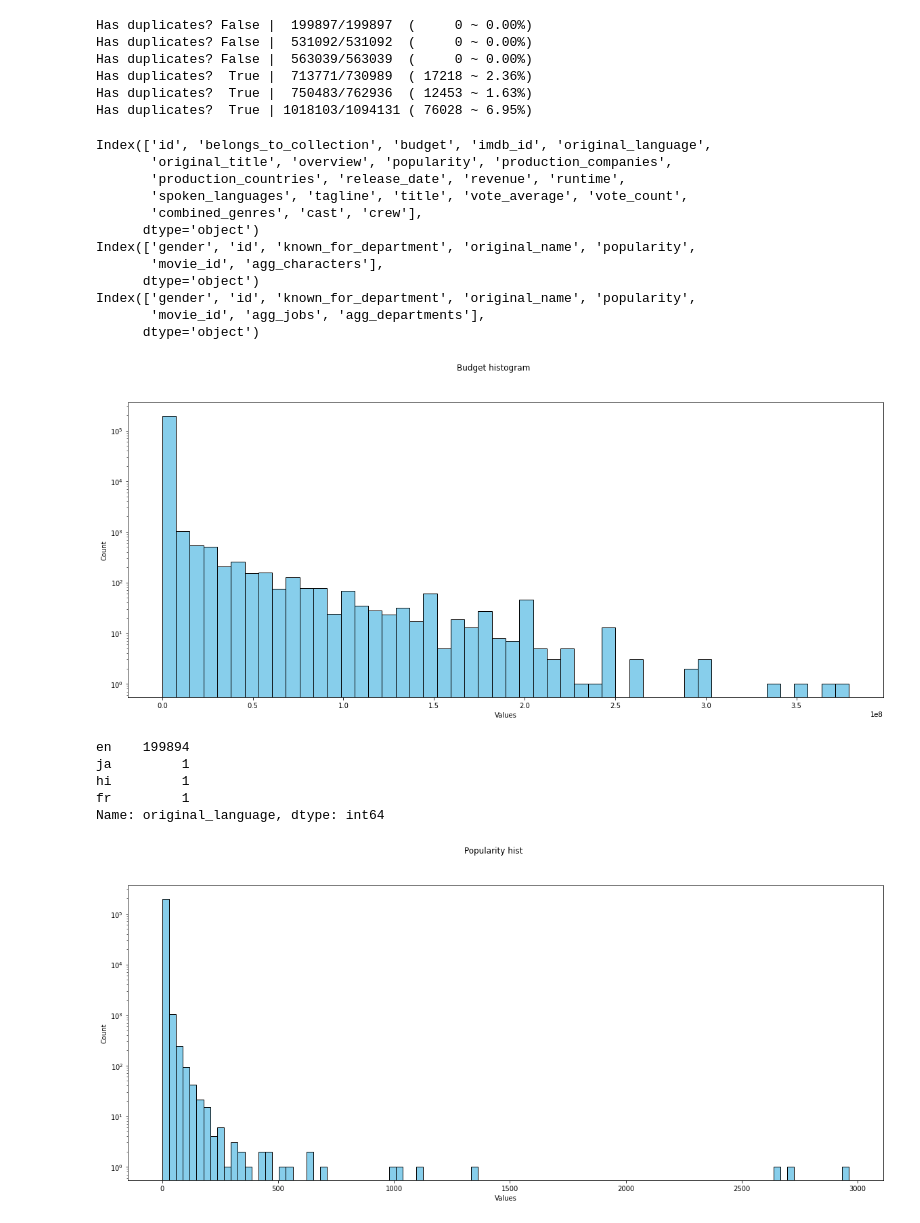
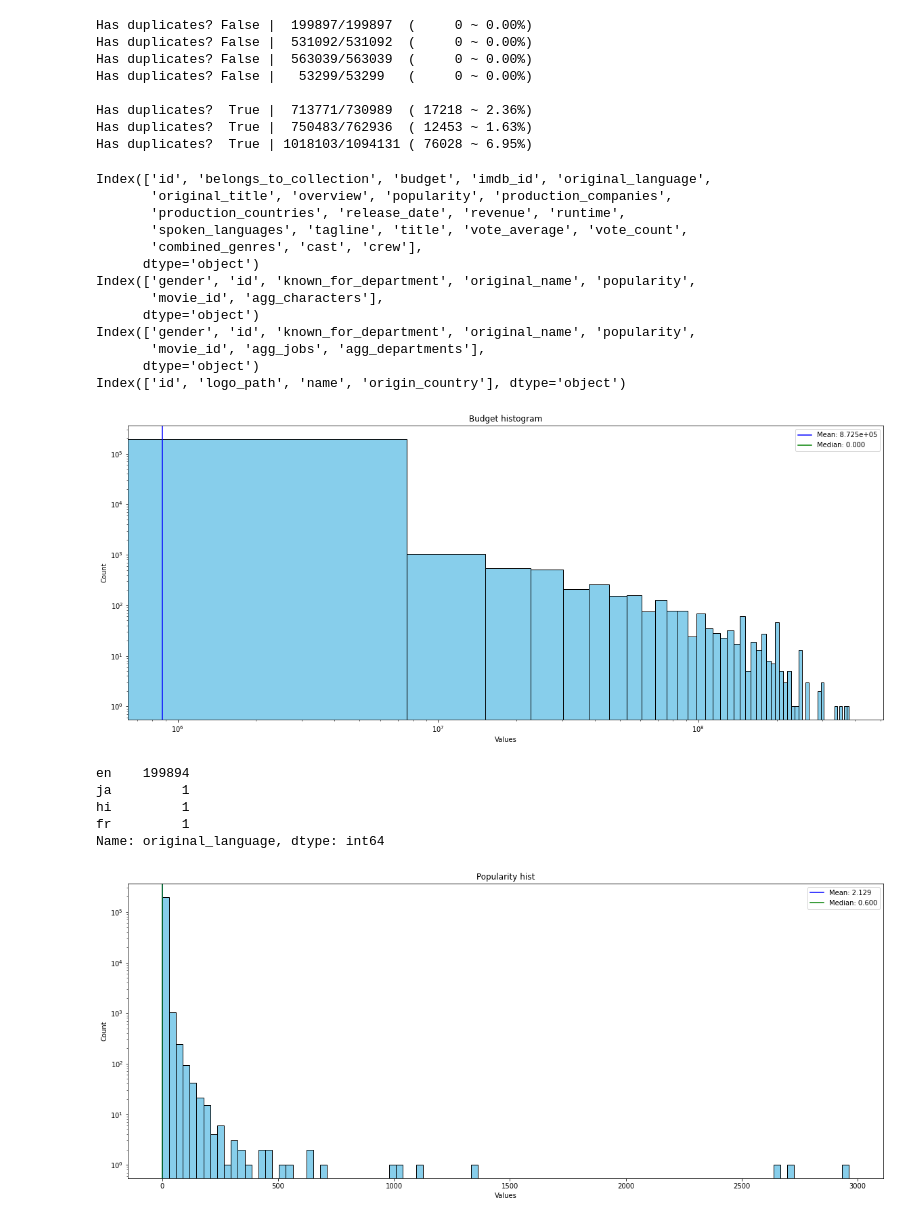
Before and after one commit to Simo067m/ComSocSci-Assignments, a Jupyter notebook: project/data_analysis.ipynb, the cells around one changed output. Drawn from its saved outputs; the diff is of its cells as text; code cells hidden in the pictures.

```diff
--- a/project/data_analysis.ipynb
+++ b/project/data_analysis.ipynb
@@ -89,6 +84,8 @@ has_dub = lambda DF: f"Has duplicates? {str(DF.size!=len(set(DF))).rjust(5)} | {
 print(has_dub(movies_df.id))
 print(has_dub(cast_df.id))
 print(has_dub(crew_df.id))
+print(has_dub(company_df.id))
+print()
 print(has_dub(pd.concat([movies_df.id,cast_df.id])))
 print(has_dub(pd.concat([movies_df.id,crew_df.id])))
 print(has_dub(pd.concat([cast_df.id,crew_df.id])))
@@ -96,14 +93,17 @@ print(has_dub(pd.concat([cast_df.id,crew_df.id])))
 Has duplicates? False |  199897/199897  (     0 ~ 0.00%)
 Has duplicates? False |  531092/531092  (     0 ~ 0.00%)
 Has duplicates? False |  563039/563039  (     0 ~ 0.00%)
+Has duplicates? False |   53299/53299   (     0 ~ 0.00%)
+
 Has duplicates?  True |  713771/730989  ( 17218 ~ 2.36%)
 Has duplicates?  True |  750483/762936  ( 12453 ~ 1.63%)
 Has duplicates?  True | 1018103/1094131 ( 76028 ~ 6.95%)
 # %%
-# Check colums with quantity values:
+# Check which columns can be analysed
 print(movies_df.columns)
 print(cast_df.columns)
 print(crew_df.columns)
+print(company_df.columns)
 # %% [output]
 Index(['id', 'belongs_to_collection', 'budget', 'imdb_id', 'original_language',
        'original_title', 'overview', 'popularity', 'production_companies',
@@ -117,6 +117,7 @@ Index(['gender', 'id', 'known_for_department', 'original_name', 'popularity',
 Index(['gender', 'id', 'known_for_department', 'original_name', 'popularity',
        'movie_id', 'agg_jobs', 'agg_departments'],
       dtype='object')
+Index(['id', 'logo_path', 'name', 'origin_country'], dtype='object')
 # %%
 # Movie:
 # budget, original_language, popularity, production_companies, production_countries,
@@ -126,21 +127,48 @@ Index(['gender', 'id', 'known_for_department', 'original_name', 'popularity',
 # gender, known_for_department, popularity, movie_id, agg_characters
 # Crew:
 # gender, known_for_department, popularity, movie_id, agg_jobs, agg_departments
+# Company:
+# origin_country
 
 def show_hist(col, title="Histogram", bins=50, logx=False, logy=False):
+    cmean,cmedian = np.mean(col), np.median(col)
     fig, ax = plt.subplots(1,1,figsize=(20,8))
-    fig.suptitle(title)
     ax.hist(col, bins=bins, color='skyblue', edgecolor='black')
+    ax.set_title(title)
     ax.set_xlabel('Values')
     ax.set_ylabel('Count')
     ax.set_xscale('log' if logx else 'linear')
     ax.set_yscale('log' if logy else 'linear')
+    if cmean > 10000: ax.axvline(cmean, color="blue", label=f"Mean: {np.mean(col):.3e}")
+    else:             ax.axvline(cmean, color="blue", label=f"Mean: {np.mean(col):.3f}")
+    if cmedian > 10000: ax.axvline(cmedian, color="green", label=f"Median: {np.median(col):.3e}")
+    else:               ax.axvline(cmedian, color="green", label=f"Median: {np.median(col):.3f}")
+    ax.legend()
     plt.show()
+
+def show_list_count(col, apply_mapping = None, measure_str = "", top_count=15, bottom_count=15, use_barplot=True, logy=False):
+    exploded_col = col.explode()
+    if apply_mapping:
+        exploded_col = exploded_col.map(apply_mapping)
+    count_col = exploded_col.value_counts()
+    if use_barplot:
+        fig, ax = plt.subplots(1,1,figsize=(20,12))
+        ax.barh(list(count_col.head(top_count).index), list(count_col.head(top_count).values), color='skyblue', edgecolor='black')
+        # ax.set_xlabel('')
+        ax.set_title(f"Top {top_count if top_count < count_col.size else ''}{measure_str}:")
+        ax.set_xlabel('Count')
+        ax.set_xscale('log' if logy else 'linear')
+        plt.show()
+    else:
+        print(f"Top {top_count}{measure_str}:")
+        display(count_col.head(top_count))
+        print(f"\nBottom {bottom_count}{measure_str}:")
+        display(count_col.tail(bottom_count))
 # %%
 # Movie: budget
-show_hist(movies_df["budget"], title="Budget histogram", logy=True)
+show_hist(movies_df["budget"], title="Budget histogram", logy=True, logx=True)
 # %% [output]
-[figure, old version]
+[figure, new version]
 # %%
 # Movie: original_language
 movies_df["original_language"].value_counts()
@@ -154,4 +182,4 @@ Name: original_language, dtype: int64
 # Movie: popularity
 show_hist(movies_df["popularity"], title="Popularity hist", bins=100, logy=True)
 # %% [output]
-[figure, old version]
+[figure, new version]
```
Also changed, not shown: parts of 25 cells of this notebook.
